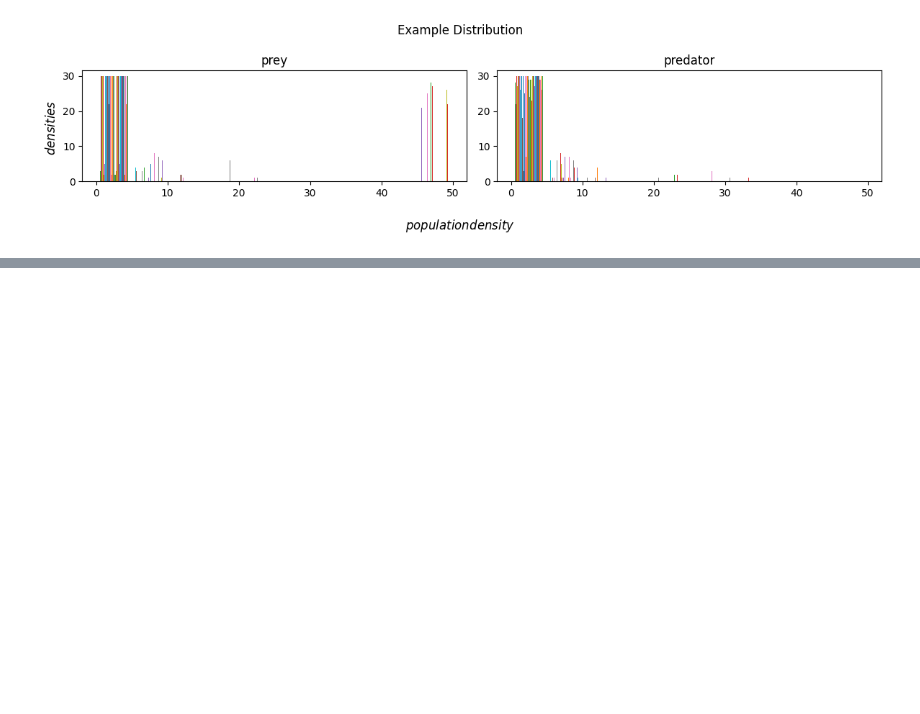
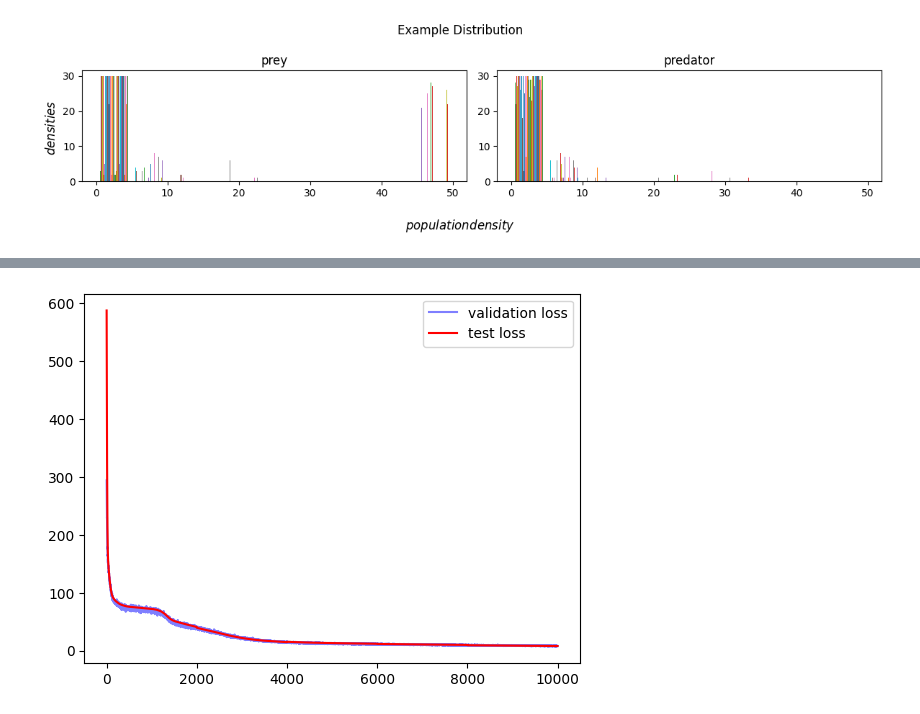
Before and after one commit to hltlovespeach/PINTS_priorCVAE, a Jupyter notebook: vae_LV.ipynb, the cells around one changed output, grey strips where cells are left out. Cells and saved outputs as stored; diff of their text form; code cells hidden in the pictures; blank space fills up the shorter version.

```diff
--- a/vae_LV.ipynb
+++ b/vae_LV.ipynb
@@ -186,0 +194,4 @@ plt.show()
+# %%
+generator_b = LVDataset_Beta()
+time_train_b, xy_train_b, params_train_b = generator_b.simulatedata(10)
+time_test_b, xy_test_b, params_test_b = generator_b.simulatedata(5000)
@@ -186,0 +214,14 @@ plt.show()
+# %%
+# Default setting: Valid Padding
+# Trained with fixed initial value (log30, log4)
+trainer_b = VAETrainer(model, optimizer, loss=SumPixelAndKL(conditional=True))
+
+trainer_b.init_params(xy_train_b[0][jnp.newaxis,:,:,:],c=params_train_b[0][jnp.newaxis,:])
+loss_1_b = []
+loss_2_b = []
+for i in range(5):
+    time_test, xy_test, params_test = generator_b.simulatedata(2000)
+    test_set = (time_test, xy_test, params_test)
+    loss_vals, test_vals, time_taken = trainer_b.train(generator_b, test_set, 2000, 500)
+    loss_1_b = loss_1_b + loss_vals
+    loss_2_b = loss_2_b + test_vals
@@ -186,0 +246,7 @@ plt.show()
+# %%
+plt.plot(range(len(loss_1_b)), loss_1_b, color='blue', label='validation loss',alpha = 0.5,)
+plt.plot(range(len(loss_2_b)),loss_2_b, color='red', label='test loss')
+plt.legend()
+plt.show()
+# %% [output]
+[figure, added]
```
Also changed, not shown: parts of 19 cells of this notebook, 1 other file.
